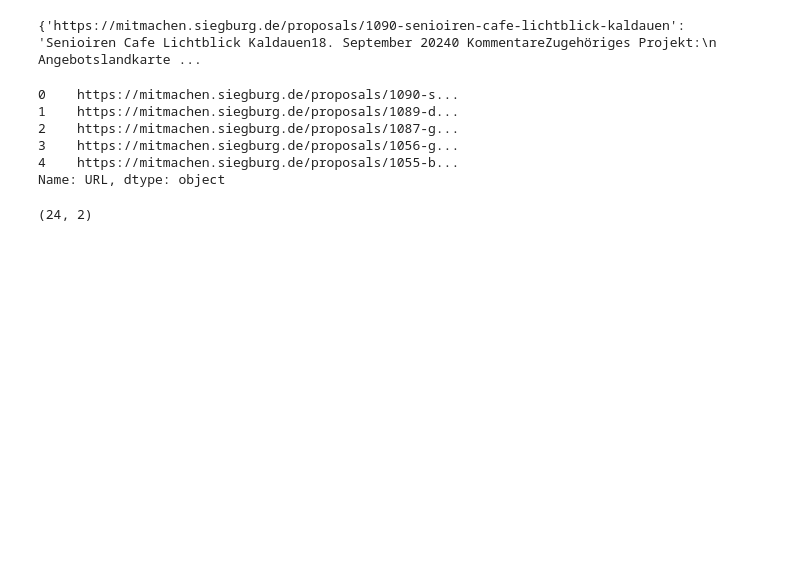
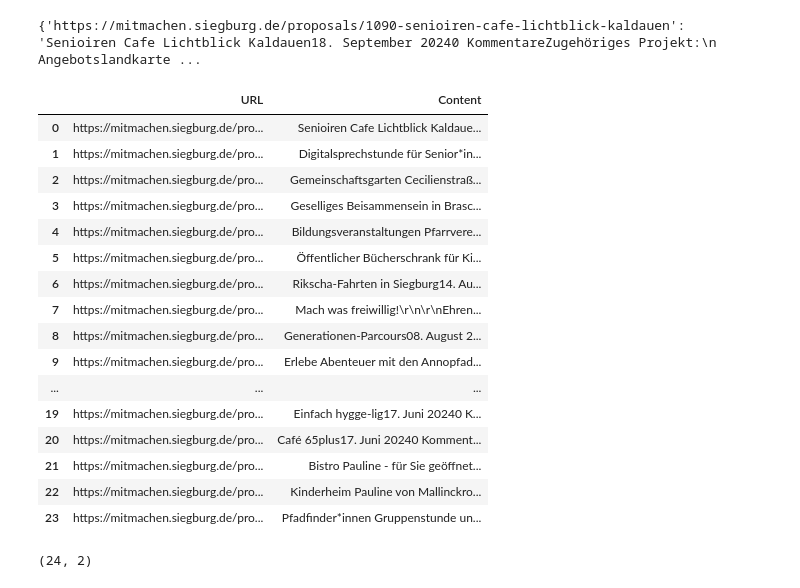
Before and after one commit to denishotii/ConsulDemocracy24-kommueneImFokus, a Jupyter notebook: scraping_sieburg.ipynb, the cells around one changed output. Saved outputs shown, nothing was run; the diff lists cells and outputs as text; code cells hidden in the pictures; blank space fills up the shorter version.

Commit message:
Added 2 different  dataframe for Sieburg and Jena

```diff
--- a/scraping_sieburg.ipynb
+++ b/scraping_sieburg.ipynb
@@ -61,15 +61,26 @@ print(link_and_data)
 # %%
 # Convert the dictionary to a DataFrame
 df = pd.DataFrame(list(link_and_data.items()), columns=['URL', 'Content'])
 
-df['URL'][:5]
+df
 # %% [output]
-0    https://mitmachen.siegburg.de/proposals/1090-s...
-1    https://mitmachen.siegburg.de/proposals/1089-d...
-2    https://mitmachen.siegburg.de/proposals/1087-g...
-3    https://mitmachen.siegburg.de/proposals/1056-g...
-4    https://mitmachen.siegburg.de/proposals/1055-b...
-Name: URL, dtype: object
+|  | URL | Content |
+| 0 | https://mitmachen.siegburg.de/pro... | Senioiren Cafe Lichtblick Kaldaue... |
+| 1 | https://mitmachen.siegburg.de/pro... | Digitalsprechstunde für Senior*in... |
+| 2 | https://mitmachen.siegburg.de/pro... | Gemeinschaftsgarten Cecilienstraß... |
+| 3 | https://mitmachen.siegburg.de/pro... | Geselliges Beisammensein in Brasc... |
+| 4 | https://mitmachen.siegburg.de/pro... | Bildungsveranstaltungen Pfarrvere... |
+| 5 | https://mitmachen.siegburg.de/pro... | Öffentlicher Bücherschrank für Ki... |
+| 6 | https://mitmachen.siegburg.de/pro... | Rikscha-Fahrten in Siegburg14. Au... |
+| 7 | https://mitmachen.siegburg.de/pro... | Mach was freiwillig!\r\n\r\nEhren... |
+| 8 | https://mitmachen.siegburg.de/pro... | Generationen-Parcours08. August 2... |
+| 9 | https://mitmachen.siegburg.de/pro... | Erlebe Abenteuer mit den Annopfad... |
+| ... | ... | ... |
+| 19 | https://mitmachen.siegburg.de/pro... | Einfach hygge-lig17. Juni 20240 K... |
+| 20 | https://mitmachen.siegburg.de/pro... | Café 65plus17. Juni 20240 Komment... |
+| 21 | https://mitmachen.siegburg.de/pro... | Bistro Pauline - für Sie geöffnet... |
+| 22 | https://mitmachen.siegburg.de/pro... | Kinderheim Pauline von Mallinckro... |
+| 23 | https://mitmachen.siegburg.de/pro... | Pfadfinder*innen Gruppenstunde un... |
 # %%
 df.shape
 # %% [output]
```
Also changed, not shown: parts of 2 cells of this notebook, 1 other file.
